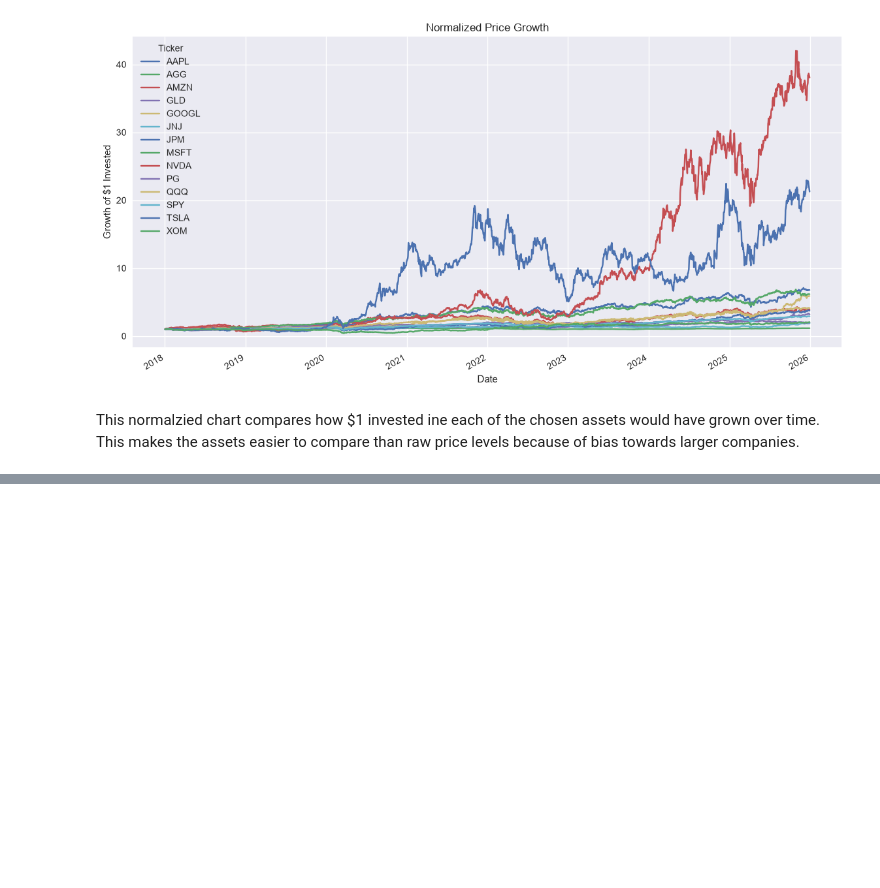
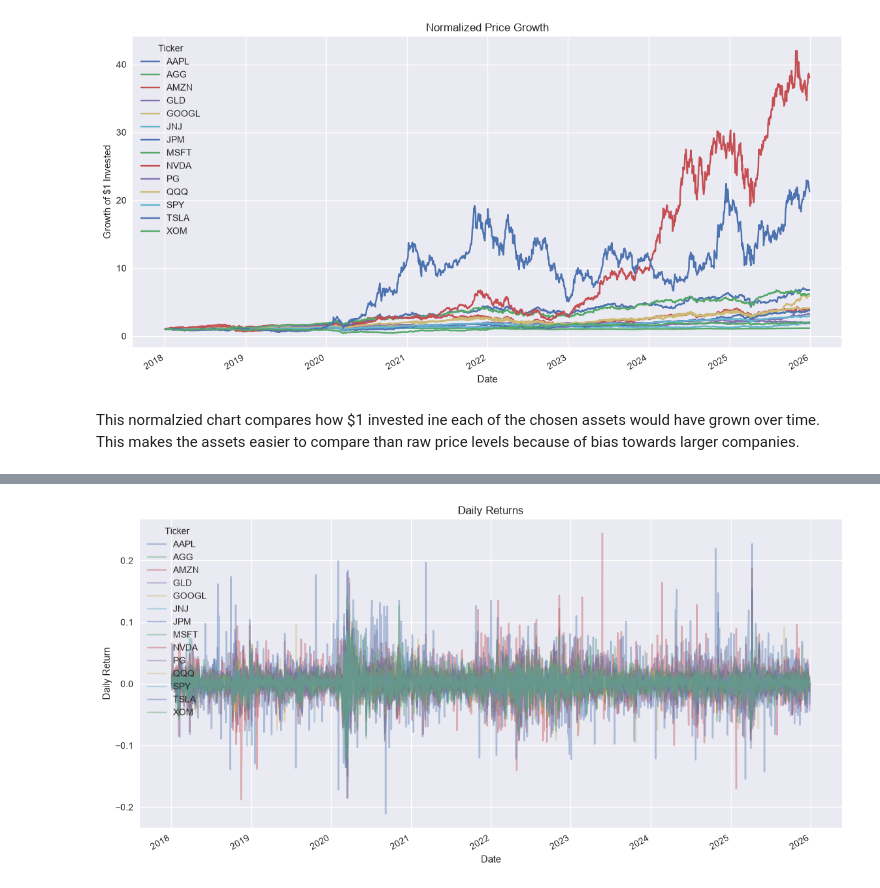
Before and after one commit to SamiiShabuse/INFO442-Group-Project, a Jupyter notebook: notebooks/01_data_acquisition.ipynb, the cells around one changed output, grey strips where cells are left out. Saved outputs shown, nothing was run; the diff lists cells and outputs as text; code cells hidden in the pictures; blank space fills up the shorter version.

```diff
--- a/notebooks/01_data_acquisition.ipynb
+++ b/notebooks/01_data_acquisition.ipynb
@@ -296,0 +299,2 @@ This normalzied chart compares how $1 invested ine each of the chosen assets wou
+# %%
+daily_returns = adjust_close.pct_change()
@@ -296,0 +323,7 @@ This normalzied chart compares how $1 invested ine each of the chosen assets wou
+# %%
+daily_returns.plot(figsize=(14, 7), alpha=0.4, title="Daily Returns")
+plt.xlabel("Date")
+plt.ylabel("Daily Return")
+plt.show()
+# %% [output]
+[figure, added]
```
Also changed, not shown: parts of 17 cells of this notebook.
